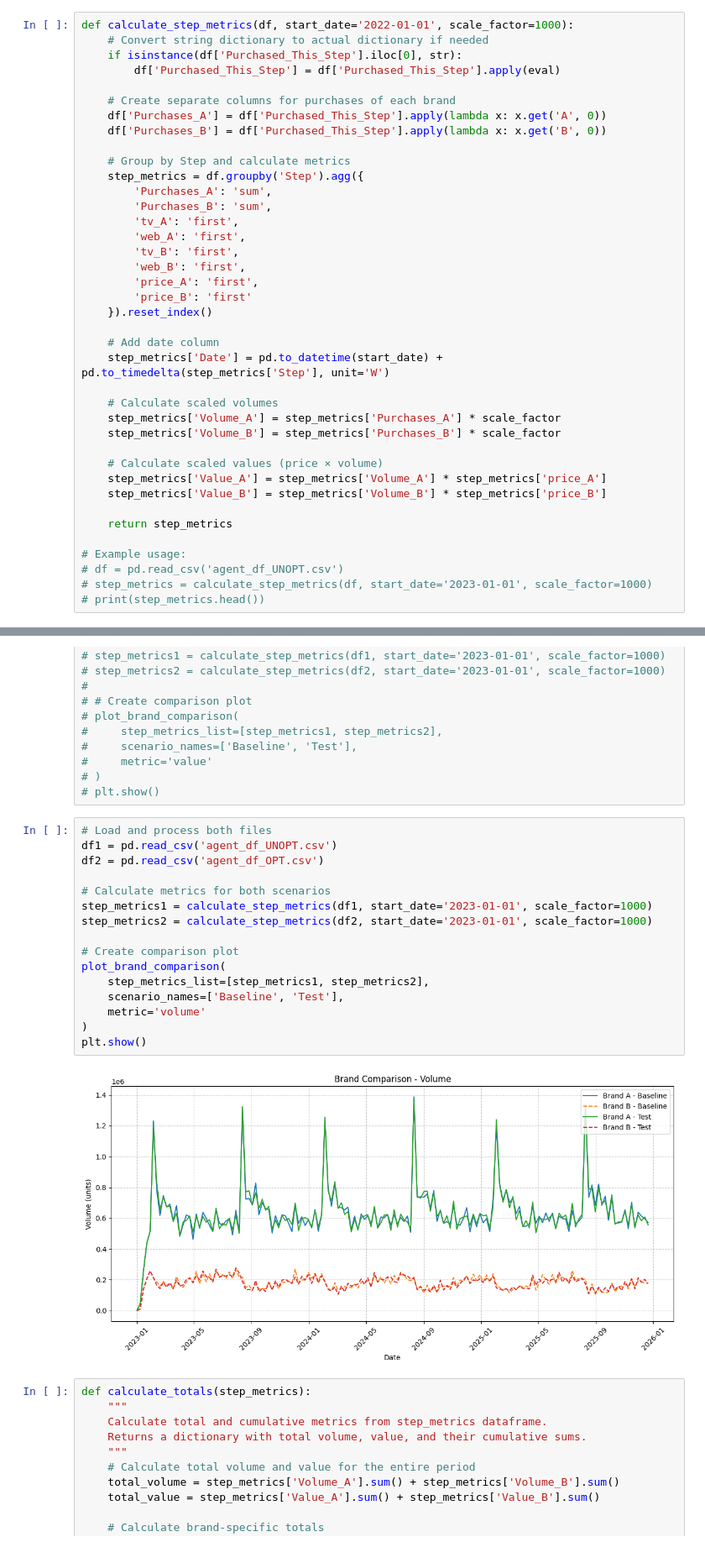
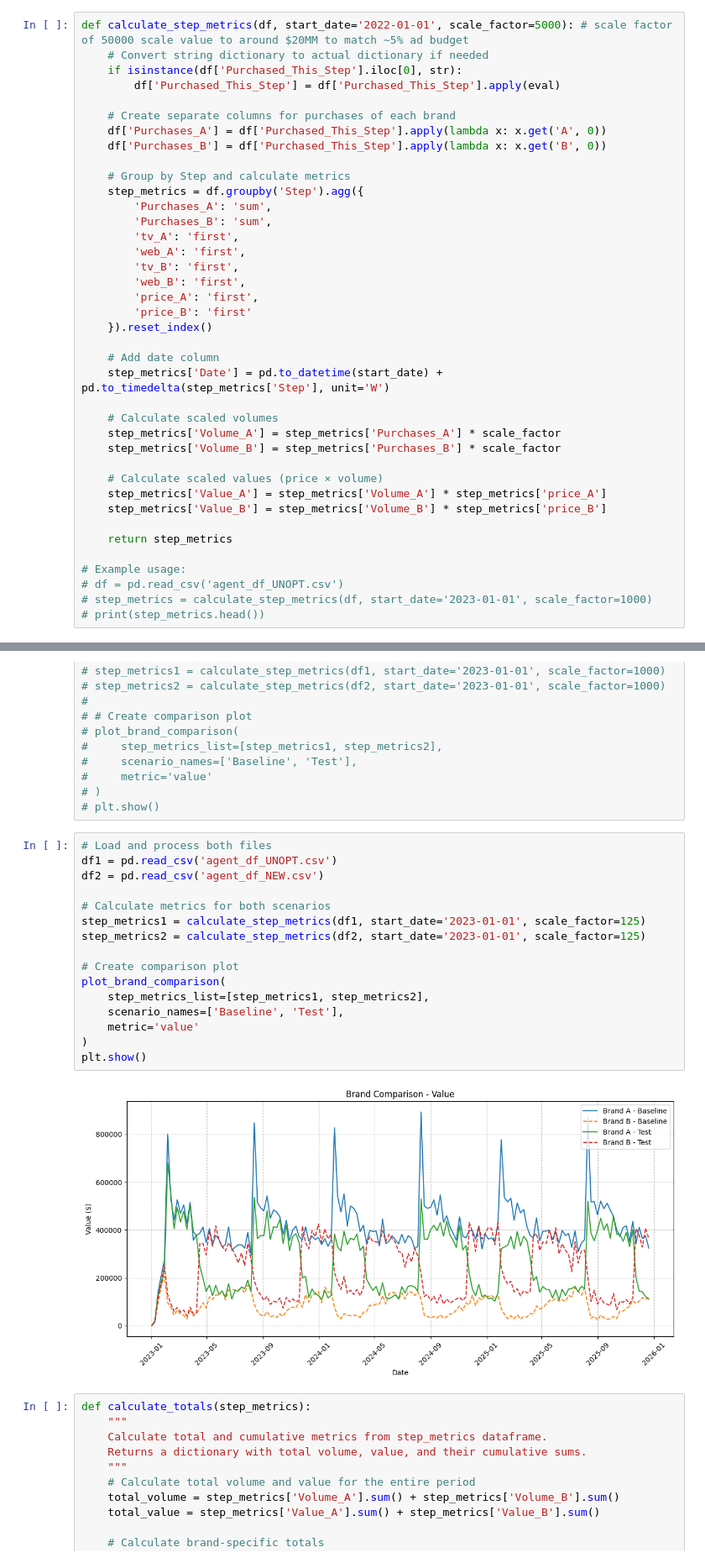
Before and after one commit to mcfitzgerald/consumer-abm, a Jupyter notebook: new_post_process.ipynb, the cells around one changed output, grey strips where cells are left out. Shown at 84% size. Drawn from its saved outputs; the diff is of its cells as text.

```diff
--- a/new_post_process.ipynb
+++ b/new_post_process.ipynb
@@ -2,7 +2,7 @@
 import pandas as pd
 import matplotlib.pyplot as plt
 # %%
-def calculate_step_metrics(df, start_date='2022-01-01', scale_factor=1000):
+def calculate_step_metrics(df, start_date='2022-01-01', scale_factor=5000): # scale factor of 50000 scale value to around $20MM to match ~5% ad budget
     # Convert string dictionary to actual dictionary if needed
     if isinstance(df['Purchased_This_Step'].iloc[0], str):
         df['Purchased_This_Step'] = df['Purchased_This_Step'].apply(eval)
@@ -89,21 +89,21 @@ def plot_brand_comparison(step_metrics_list, scenario_names, metric='value'):
 # %%
 # Load and process both files
 df1 = pd.read_csv('agent_df_UNOPT.csv')
-df2 = pd.read_csv('agent_df_OPT.csv')
+df2 = pd.read_csv('agent_df_NEW.csv')
 
 # Calculate metrics for both scenarios
-step_metrics1 = calculate_step_metrics(df1, start_date='2023-01-01', scale_factor=1000)
-step_metrics2 = calculate_step_metrics(df2, start_date='2023-01-01', scale_factor=1000)
+step_metrics1 = calculate_step_metrics(df1, start_date='2023-01-01', scale_factor=125)
+step_metrics2 = calculate_step_metrics(df2, start_date='2023-01-01', scale_factor=125)
 
 # Create comparison plot
 plot_brand_comparison(
     step_metrics_list=[step_metrics1, step_metrics2],
     scenario_names=['Baseline', 'Test'],
-    metric='volume'
+    metric='value'
 )
 plt.show()
 # %% [output]
-[figure, old version]
+[figure, new version]
 # %%
 def calculate_totals(step_metrics):
     """
```
Also changed, not shown: parts of 2 cells of this notebook, 7 other files.
